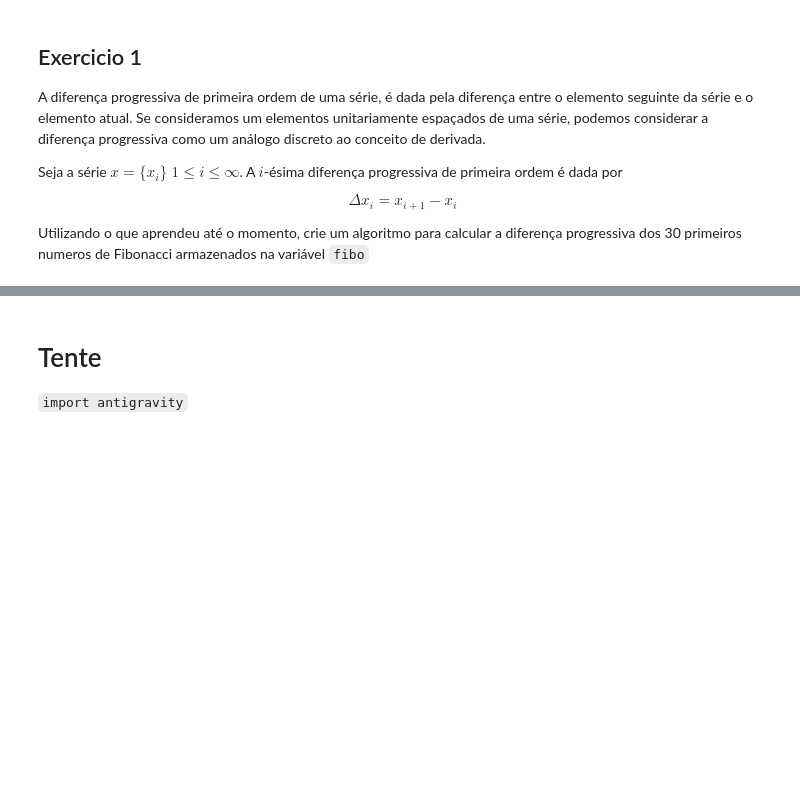
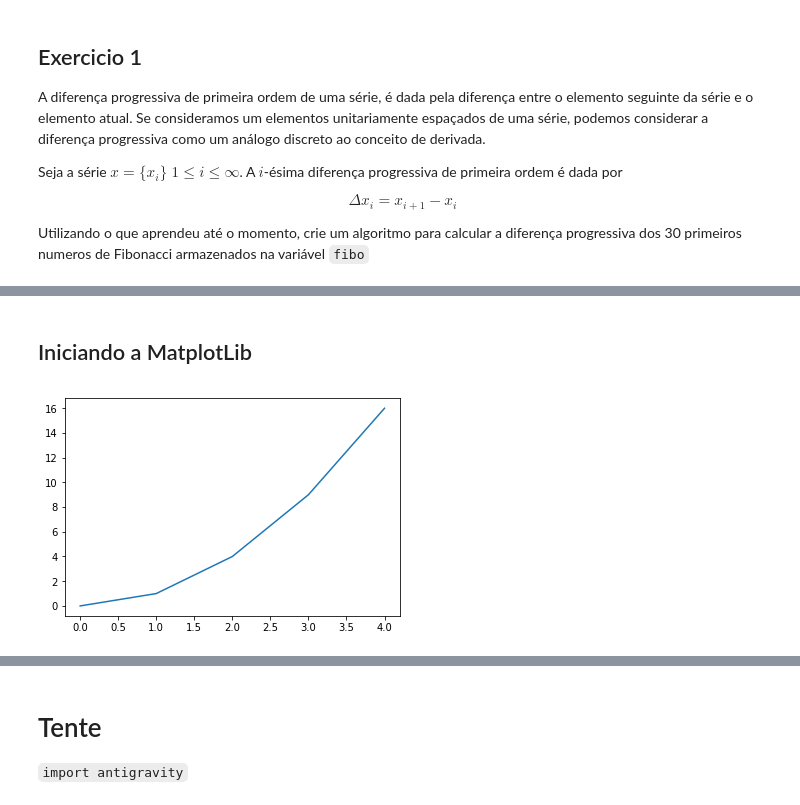
Before and after one commit to igormorgado/introducaopython, a Jupyter notebook: aulas/03-Numpy_e_Matplotlib.ipynb, the cells around one changed output, grey strips where cells are left out. Cells and saved outputs as stored; diff of their text form; code cells hidden in the pictures; blank space fills up the shorter version.

```diff
--- a/aulas/03-Numpy_e_Matplotlib.ipynb
+++ b/aulas/03-Numpy_e_Matplotlib.ipynb
@@ -99,0 +183,2 @@ while (i+=1) < n :
+# %% [markdown]
+## Iniciando a MatplotLib
@@ -99,0 +187,6 @@ while (i+=1) < n :
+# %%
+x = np.arange(5)
+# %%
+plt.plot(x, x**2);
+# %% [output]
+[figure, added]
```
Also changed, not shown: parts of 32 cells of this notebook, 5 other files.
